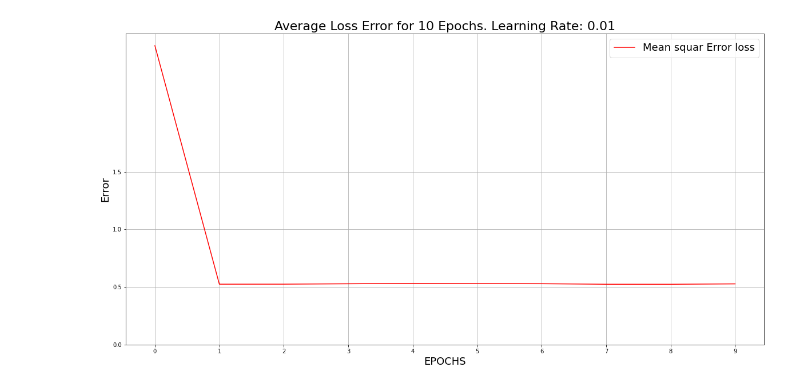
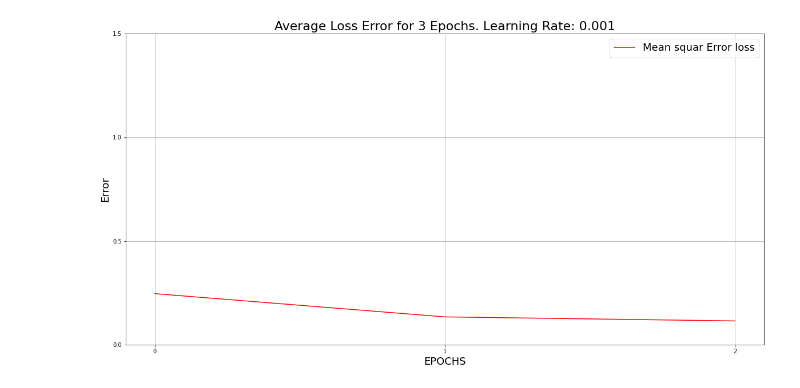
Before and after one commit to MasoudMoeini/Image-blur-detection, a Jupyter notebook: image_blur_detection.ipynb, the cells around one changed output. Drawn from its saved outputs; the diff is of its cells as text; code cells hidden in the pictures.

```diff
--- a/image_blur_detection.ipynb
+++ b/image_blur_detection.ipynb
@@ -131,28 +140,28 @@ from datareader import DataReader
 train_images = DataReader('train')
 # %%
 ## Optimize
-batch_size=50
+batch_size=10
 num_batches= train_images.num_batches_of_size(batch_size)
-learning_rate = 0.01
-n_epochs = 10
-#loss = tf.reduce_mean(tf.square(net - y))
+learning_rate = 0.001
+n_epochs = 3
+loss = tf.reduce_mean(tf.square(net - y))
 optimizer = tf.train.AdamOptimizer(learning_rate)
 train  = optimizer.minimize(loss)
 # %%
 init = tf.global_variables_initializer()
-averageloss=[]
+epochs_average_loss=[]
 with tf.Session() as sess:
     sess.run(init)
     for epoch in range(n_epochs):
         print('epoch ',epoch)
-        DLOSS=[]
+        LOSS=[]
         for i in range(num_batches):
           images, blur, _ = train_images.get_batch(batch_size)
           batch_loss = sess.run([loss, train], feed_dict={x: images, y: blur})
-          DLOSS.append(batch_loss[0])
+          LOSS.append(batch_loss[0])
           print('epoch {} batch number {}    batch loss: {}'.format(epoch, i ,batch_loss[0]))
-        MeanDloss=np.mean(DLOSS)
-        averageloss.append(np.mean(DLOSS))
-        print(' Average batches loss: {} '.format(MeanDloss))
+        mean_epoch_Losses=np.mean(LOSS)
+        epochs_average_loss.append(mean_epoch_Losses)
+        print(' Average epoch losses: {} '.format(mean_epoch_Losses))
 # %% [output]
 epoch  0
@@ -175,21 +184,20 @@ epoch 9 batch number 19    batch loss: 0.5378828048706055
 # %%
-averageloss
 t=np.arange(0,n_epochs,1)
 import matplotlib.pyplot as plt
 plt.figure(figsize=(20,10))
 plt.title('Average Loss Error for {} Epochs. Learning Rate: {}'.format(n_epochs,learning_rate),fontsize=22)
-plt.plot(t,averageloss,color='r',label='Mean squar Error loss')
+plt.plot(t,epochs_average_loss,color='r',label='Mean squar Error loss')
 #plt.plot(t,Gaverageloss,color='r',label='Generator Overal Error Gloss')
 #plt.plot(t,ADVloss,color='g',label='Gnerator Adversarial Error G_Adv')
 #plt.plot(t,MSEloss,color='y',label='Generator MS Error G_MSE')
 plt.xticks(np.arange(0,n_epochs,1))
 plt.yticks(np.arange(0,2,0.5))
 plt.xlabel('EPOCHS',fontsize=18)
 plt.ylabel('Error',fontsize=18)
 plt.gca().legend(prop={'size': 18})
 plt.grid(True)
 # %% [output]
-[figure, old version]
+[figure, new version]
 # %%
 from testdatareader import TDataReader
 from PIL import Image
```
Also changed, not shown: parts of 5 cells of this notebook.
